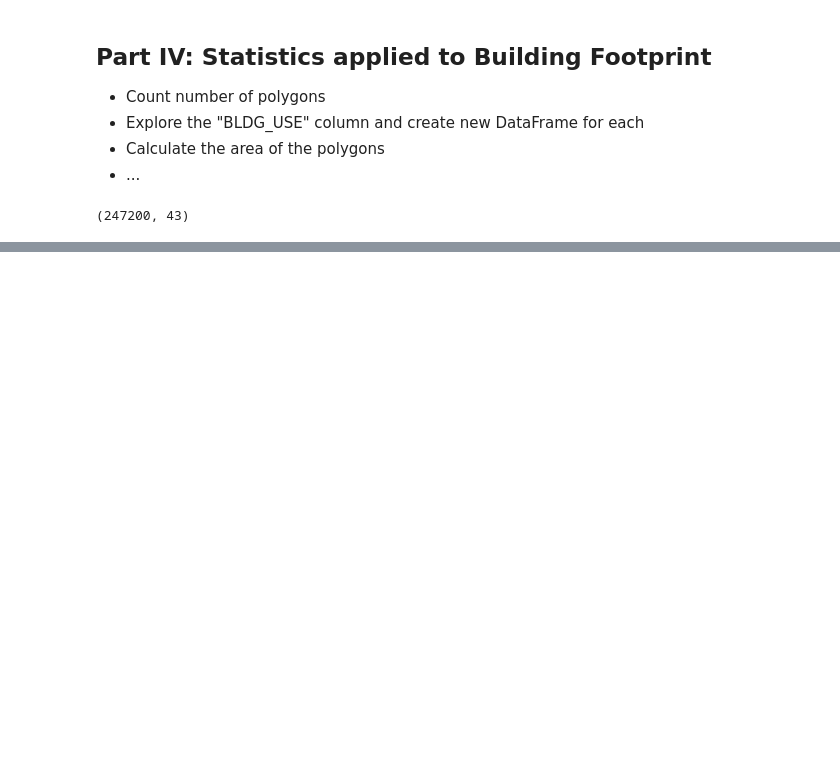
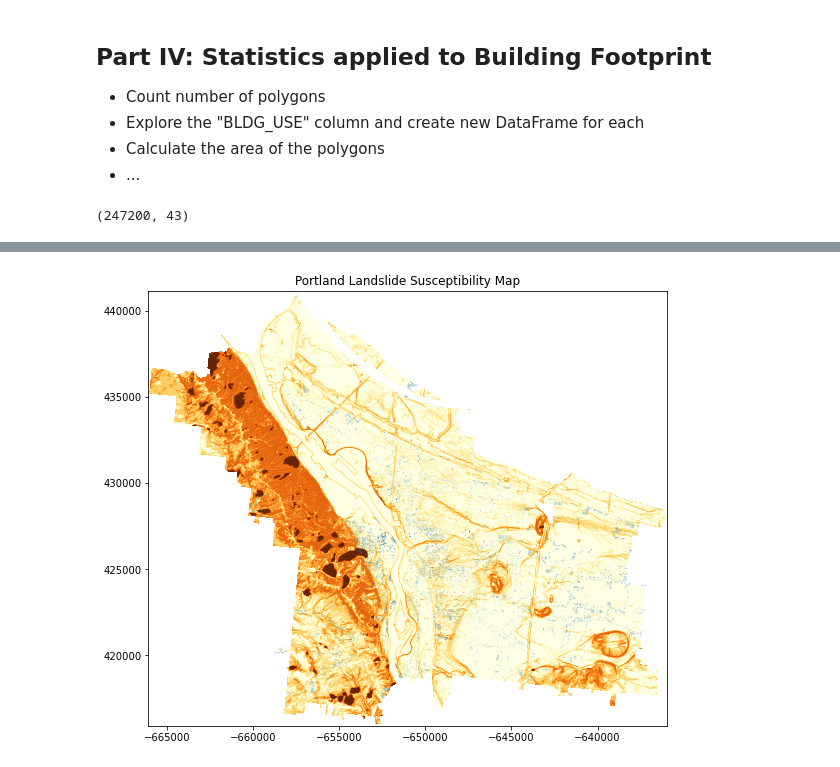
Before and after one commit to UW-GDA/landslide_exposure_portland, a Jupyter notebook: final_project.ipynb, the cells around one changed output, grey strips where cells are left out. Cells and saved outputs as stored; diff of their text form; code cells hidden in the pictures; blank space fills up the shorter version.

```diff
--- a/final_project.ipynb
+++ b/final_project.ipynb
@@ -372,0 +424,3 @@ b_rp['BLDG_TYPE'].value_counts()
+# %%
+b_sinfam = b_rp.loc[b_rp['BLDG_USE'] == 'Single Family Residential']
+b_mulfam = b_rp.loc[b_rp['BLDG_USE'] == 'Multi Family Residential']
@@ -372,0 +432,9 @@ b_rp['BLDG_TYPE'].value_counts()
+# %%
+# Plot only single family
+%matplotlib inline
+f, ax = plt.subplots(figsize=(15,8))
+ax.imshow(ls_ma, extent=po_ma_extent, cmap = 'YlOrBr')
+ax.set_title('Portland Landslide Susceptibility Map')
+b_mulfam.plot(ax=ax);
+# %% [output]
+[figure, added]
```
Also changed, not shown: parts of 36 cells of this notebook.
